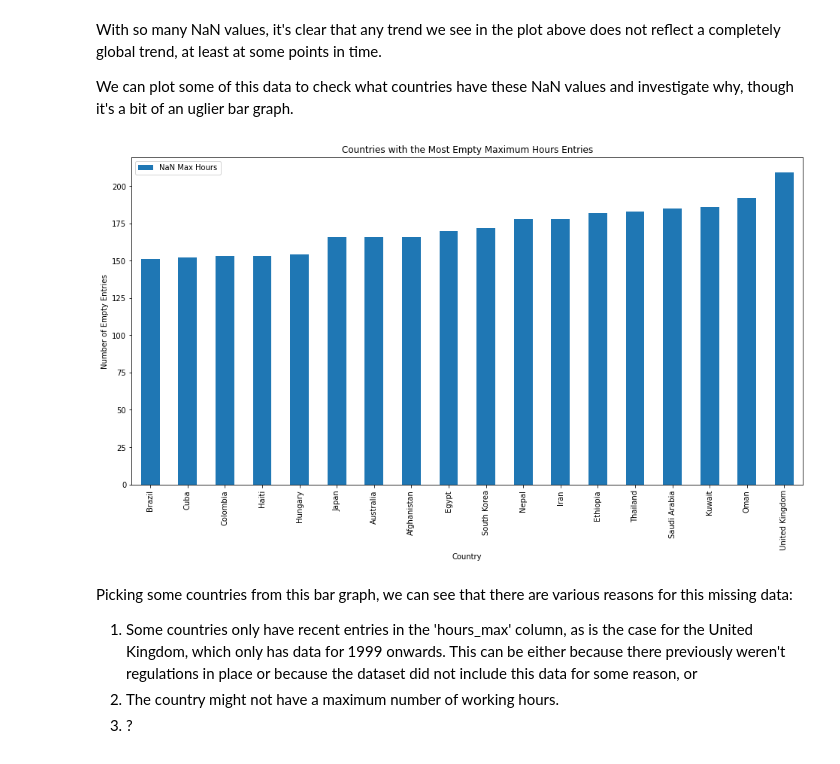
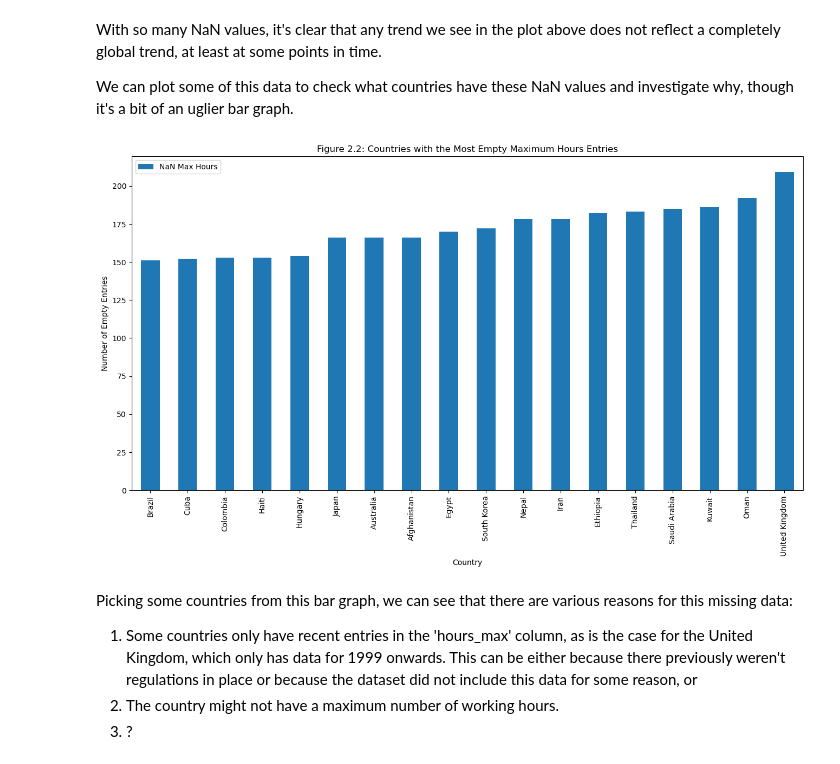
Before and after one commit to trevor-moss/ek121_finalProj, a Jupyter notebook: submission_format.ipynb, the cells around one changed output. Cells and saved outputs as stored; diff of their text form; code cells hidden in the pictures.

```diff
--- a/submission_format.ipynb
+++ b/submission_format.ipynb
@@ -240,12 +222,12 @@ We can plot some of this data to check what countries have these NaN values and
 # %%
 df_NaN_max_hours.loc[df_NaN_max_hours['NaN Max Hours'] > 150].plot.bar()
 
-plt.title("Countries with the Most Empty Maximum Hours Entries")
+plt.title("Figure 2.2: Countries with the Most Empty Maximum Hours Entries")
 plt.ylabel("Number of Empty Entries")
 plt.xlabel("Country")
 plt.show()
 # %% [output]
-[figure, old version]
+[figure, new version]
 # %% [markdown]
 Picking some countries from this bar graph, we can see that there are various reasons for this missing data:
 1. Some countries only have recent entries in the 'hours_max' column, as is the case for the United Kingdom, which only has data for 1999 onwards. This can be either because there previously weren't regulations in place or because the dataset did not include this data for some reason, or
```
Also changed, not shown: parts of 6 cells of this notebook.
